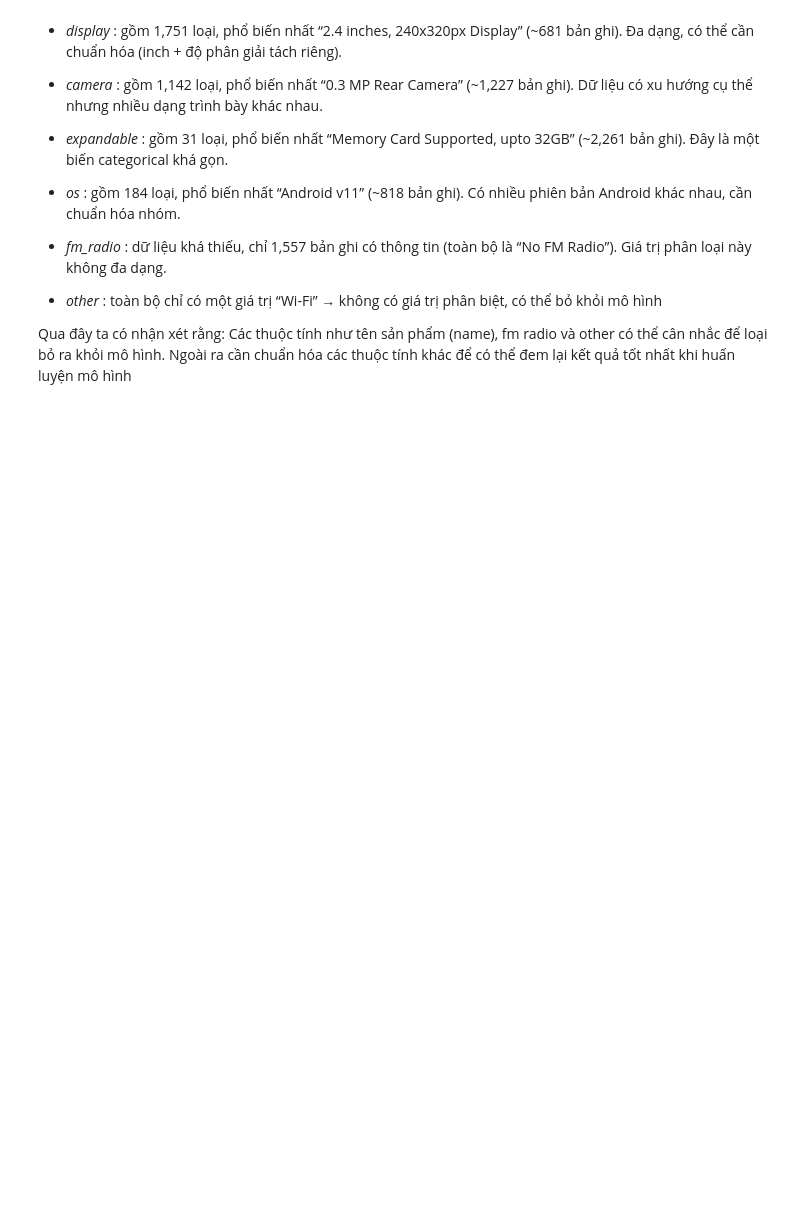
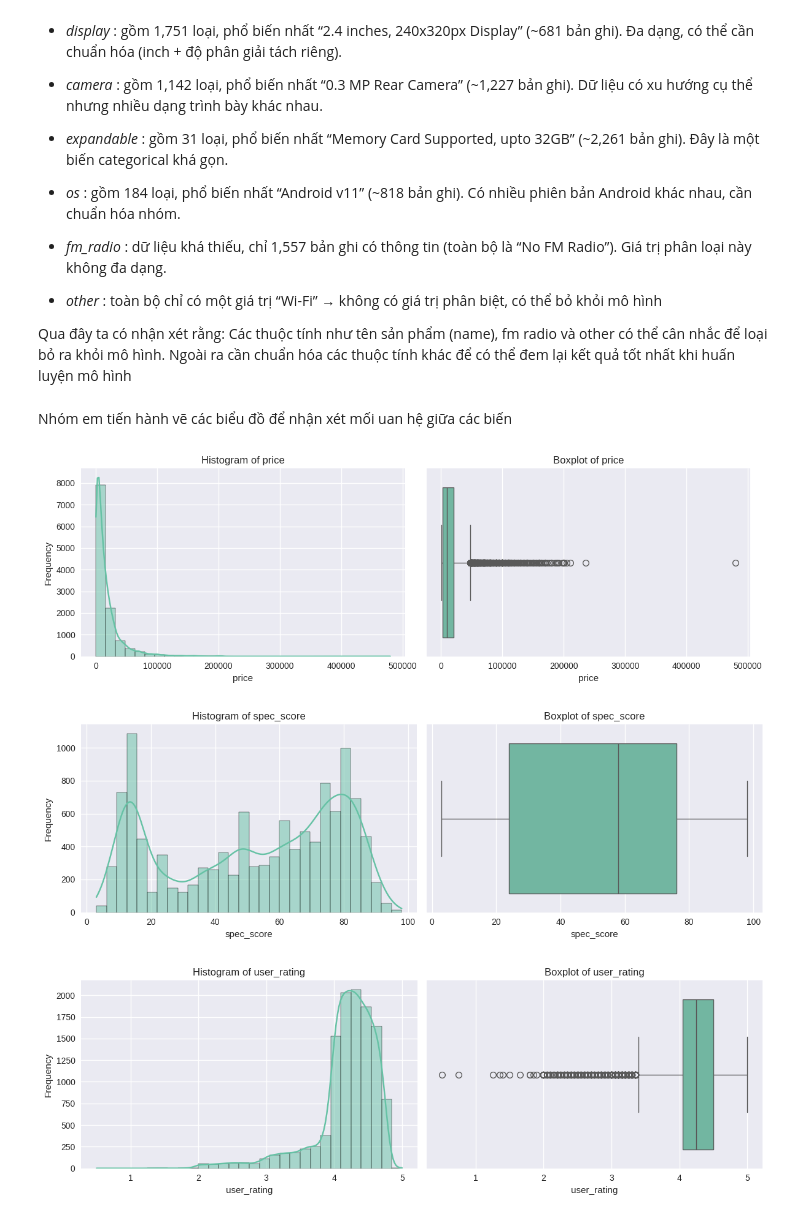
Before and after one commit to TianAn2411/HCMUT_ML_Assignment, a Jupyter notebook: Assignment1_CEML2.ipynb, the cells around one changed output. Saved outputs shown, nothing was run; the diff lists cells and outputs as text; code cells hidden in the pictures; blank space fills up the shorter version.

```diff
--- a/Assignment1_CEML2.ipynb
+++ b/Assignment1_CEML2.ipynb
@@ -159,3 +160,28 @@ Khi chạy thống kê mô tả của các biến định tính ta thấy rằng
 * _other_ : toàn bộ chỉ có một giá trị “Wi-Fi” → không có giá trị phân biệt, có thể bỏ khỏi mô hình
 
 Qua đây ta có nhận xét rằng: Các thuộc tính như tên sản phẩm (name), fm radio và other có thể cân nhắc để loại bỏ ra khỏi mô hình. Ngoài ra cần chuẩn hóa các thuộc tính khác để có thể đem lại kết quả tốt nhất khi huấn luyện mô hình
+# %% [markdown]
+Nhóm em tiến hành vẽ các biểu đồ để nhận xét mối uan hệ giữa các biến
+# %%
+um_cols = raw_data.select_dtypes(include='number').columns
+
+for col in num_cols:
+    fig, axes = plt.subplots(1, 2, figsize=(12,4))  # 1 hàng 2 cột
+
+    # Histogram + KDE
+    sns.histplot(raw_data[col], kde=True, bins=30, ax=axes[0])
+    axes[0].set_title(f"Histogram of {col}")
+    axes[0].set_xlabel(col)
+    axes[0].set_ylabel("Frequency")
+
+    # Boxplot
+    sns.boxplot(x=raw_data[col], ax=axes[1])
+    axes[1].set_title(f"Boxplot of {col}")
+    axes[1].set_xlabel(col)
+
+    plt.tight_layout()
+    plt.show()
+# %% [output]
+[figure, added]
+[figure, added]
+[figure, added]
```
Also changed, not shown: parts of 4 cells of this notebook.
